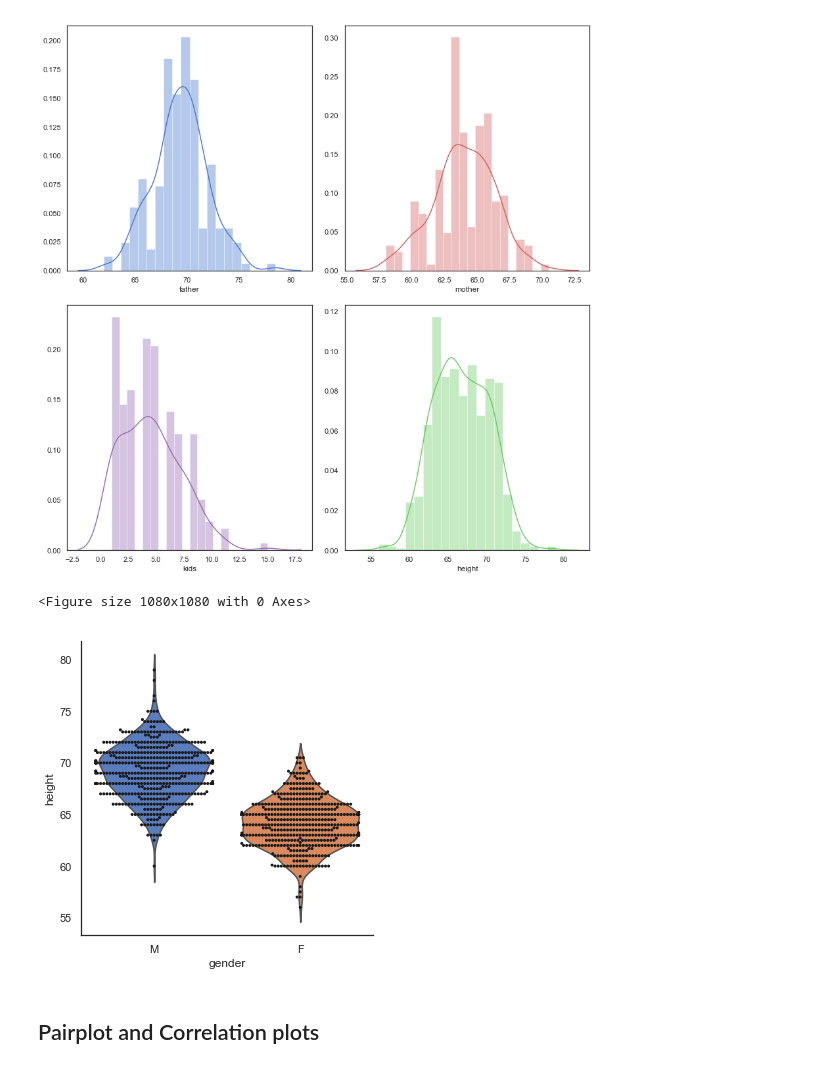
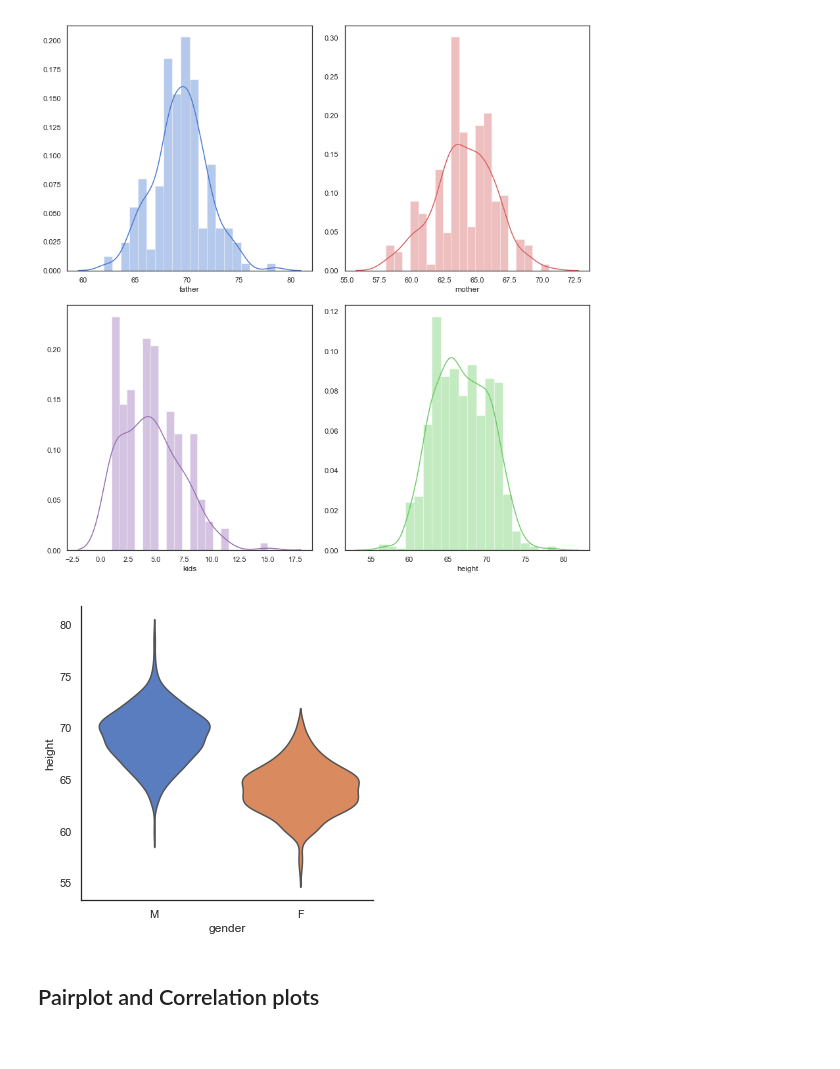
Before and after one commit to snaik/100datasets, a Jupyter notebook: regression/Galton Families/Galton Families.ipynb, the cells around one changed output. Saved outputs shown, nothing was run; the diff lists cells and outputs as text; code cells hidden in the pictures.

```diff
--- a/regression/Galton Families/Galton Families.ipynb
+++ b/regression/Galton Families/Galton Families.ipynb
@@ -83,12 +83,9 @@ plt.tight_layout()
 [figure]
 # %%
 # height plot by sex
-plt.figure(figsize=(15,15))
 g = sns.catplot(x="gender", y="height", kind="violin", inner=None, data=data)
-sns.swarmplot(x="gender", y="height", color="k", size=3, data=data, ax=g.ax);
 # %% [output]
-<Figure size 1080x1080 with 0 Axes>
-[figure, old version]
+[figure, new version]
 # %% [markdown]
 ## Pairplot and Correlation plots
 # %%
```
Also changed, not shown: parts of 74 cells of this notebook.
